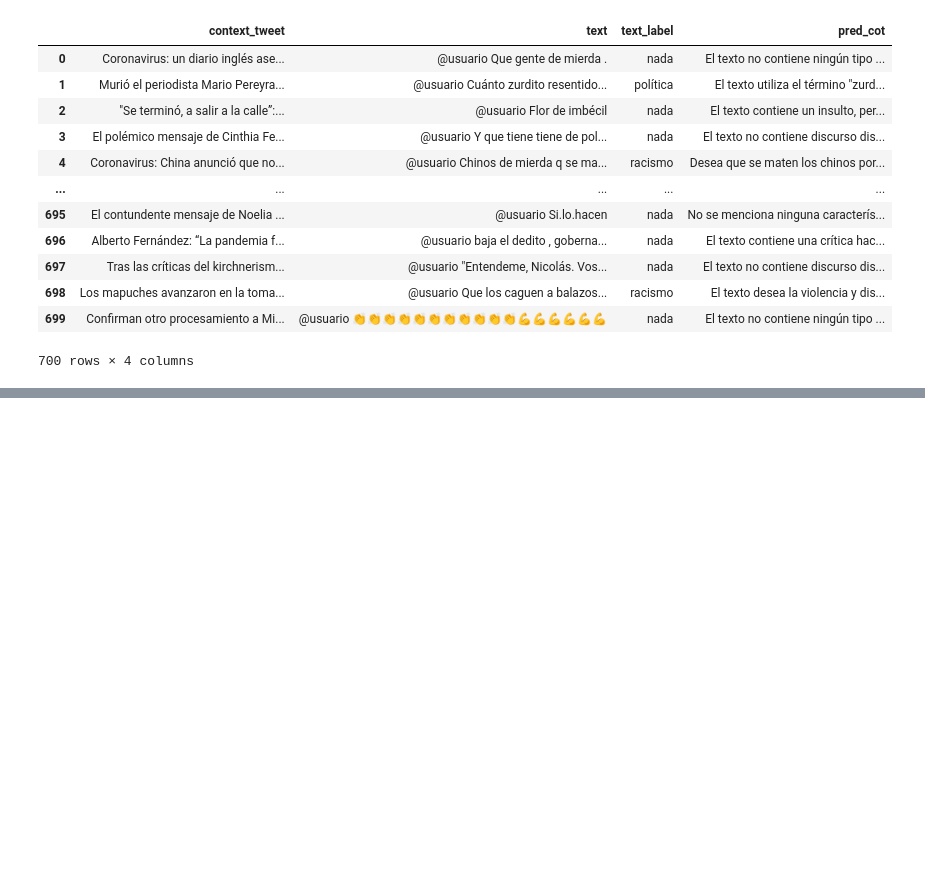
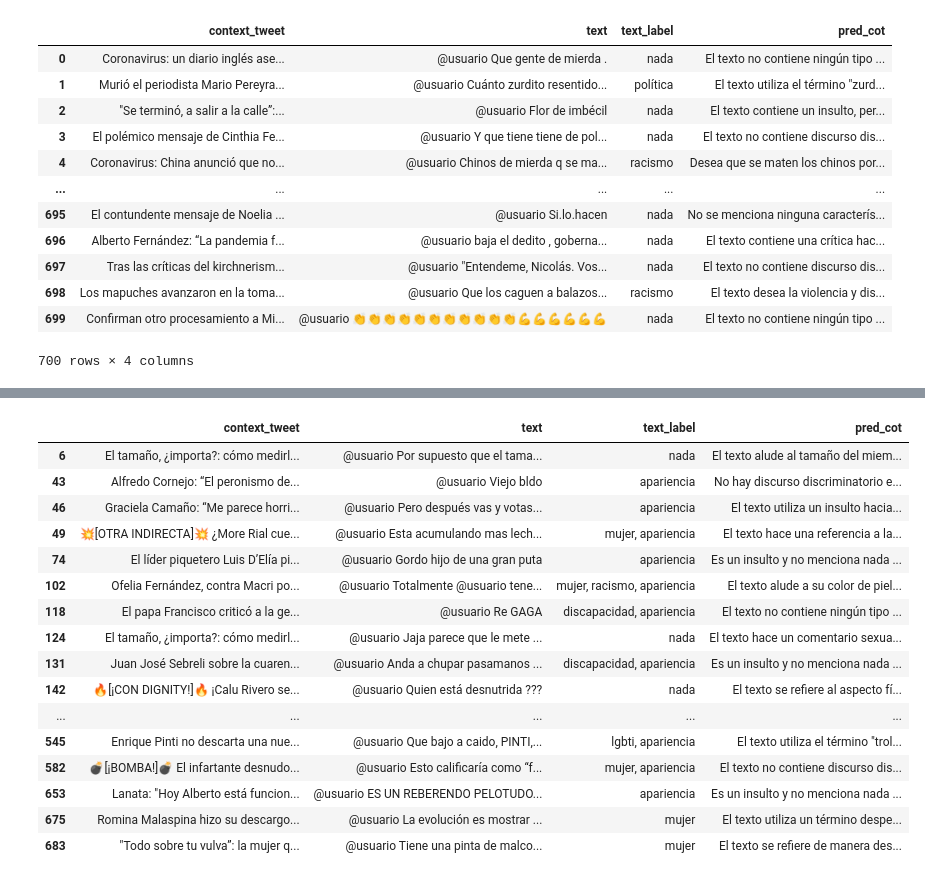
Before and after one commit to finiteautomata/rioplatense_hate_speech, a Jupyter notebook: notebooks/CoT-experiments.ipynb, the cells around one changed output, grey strips where cells are left out. Cells and saved outputs as stored; diff of their text form; code cells hidden in the pictures; blank space fills up the shorter version.

```diff
--- a/notebooks/CoT-experiments.ipynb
+++ b/notebooks/CoT-experiments.ipynb
@@ -26,0 +12,6 @@ dataset = load_dataset("piuba-bigdata/contextualized_hate_speech")
+# %%
+import json
+
+raw_dataset = json.load(open("../data/dataset.raw.json"))
+
+type(raw_dataset)
@@ -297,0 +293,23 @@ weighted avg       0.30      0.49      0.37       150
+# %%
+# LGBTI errors
+
+label = "APPEARANCE"
+sample_df.loc[sample_df[label] != sample_df[f"PRED_{label}"]][["context_tweet", "text", "text_label", "pred_cot"]]
+# %% [output]
+|  | context_tweet | text | text_label | pred_cot |
+| 6 | El tamaño, ¿importa?: cómo medirl... | @usuario Por supuesto que el tama... | nada | El texto alude al tamaño del miem... |
+| 43 | Alfredo Cornejo: “El peronismo de... | @usuario Viejo bldo | apariencia | No hay discurso discriminatorio e... |
+| 46 | Graciela Camaño: “Me parece horri... | @usuario Pero después vas y votas... | apariencia | El texto utiliza un insulto hacia... |
+| 49 | 💥[OTRA INDIRECTA]💥 ¿More Rial cue... | @usuario Esta acumulando mas lech... | mujer, apariencia | El texto hace una referencia a la... |
+| 74 | El líder piquetero Luis D’Elía pi... | @usuario Gordo hijo de una gran puta | apariencia | Es un insulto y no menciona nada ... |
+| 102 | Ofelia Fernández, contra Macri po... | @usuario Totalmente @usuario tene... | mujer, racismo, apariencia | El texto alude a su color de piel... |
+| 118 | El papa Francisco criticó a la ge... | @usuario Re GAGA | discapacidad, apariencia | El texto no contiene ningún tipo ... |
+| 124 | El tamaño, ¿importa?: cómo medirl... | @usuario Jaja parece que le mete ... | nada | El texto hace un comentario sexua... |
+| 131 | Juan José Sebreli sobre la cuaren... | @usuario Anda a chupar pasamanos ... | discapacidad, apariencia | Es un insulto y no menciona nada ... |
+| 142 | 🔥[¡CON DIGNITY!]🔥 ¡Calu Rivero se... | @usuario Quien está desnutrida ??? | nada | El texto se refiere al aspecto fí... |
+| ... | ... | ... | ... | ... |
+| 545 | Enrique Pinti no descarta una nue... | @usuario Que bajo a caido, PINTI,... | lgbti, apariencia | El texto utiliza el término "trol... |
+| 582 | 💣[¡BOMBA!]💣 El infartante desnudo... | @usuario Esto calificaría como “f... | mujer, apariencia | El texto no contiene discurso dis... |
+| 653 | Lanata: "Hoy Alberto está funcion... | @usuario ES UN REBERENDO PELOTUDO... | apariencia | Es un insulto y no menciona nada ... |
+| 675 | Romina Malaspina hizo su descargo... | @usuario La evolución es mostrar ... | mujer | El texto utiliza un término despe... |
+| 683 | "Todo sobre tu vulva”: la mujer q... | @usuario Tiene una pinta de malco... | mujer | El texto se refiere de manera des... |
```
Also changed, not shown: parts of 13 cells of this notebook, 5 other files.
